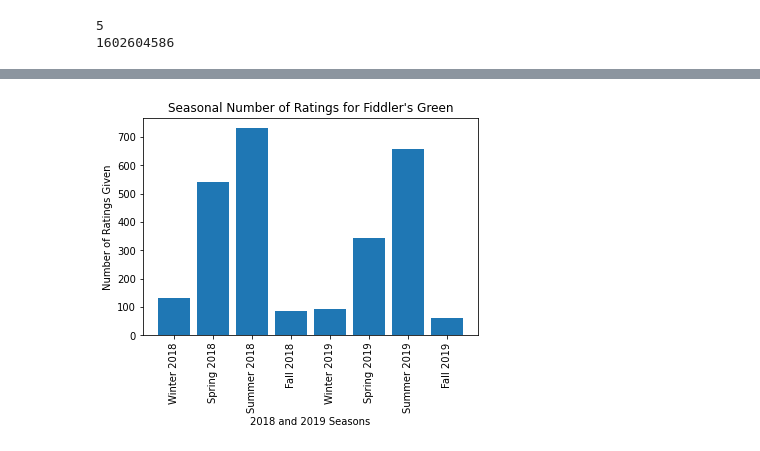
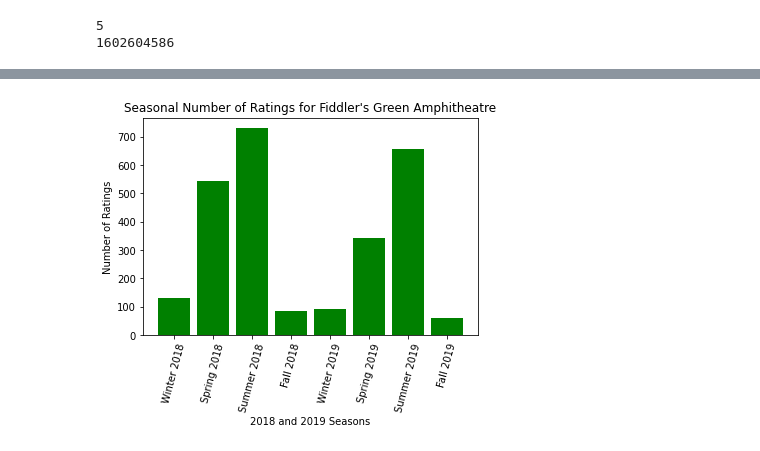
Before and after one commit to mattyk33/A-team, a Jupyter notebook: ATeamProjectPy.ipynb, the cells around one changed output, grey strips where cells are left out. Drawn from its saved outputs; the diff is of its cells as text; code cells hidden in the pictures.

Commit message:
Charts added for both Fiddler's and Mishawaka

```diff
--- a/ATeamProjectPy.ipynb
+++ b/ATeamProjectPy.ipynb
@@ -186,6 +134,10 @@ bins = ["Winter 2018", "Spring 2018", "Summer 2018", "Fall 2018", "Winter 2019",
 
 fiddlers_counts["Seasonal Ratings"] = pd.cut(fiddlers_counts["Review Date"], ranges, labels = bins)
 
+
+
 fidd_seas_counts = fiddlers_counts.groupby(["Seasonal Ratings"]).count()
+fidd_seas_counts = fidd_seas_counts.drop('review_rating', 1)
+fidd_seas_counts = fidd_seas_counts.rename(columns={"Review Date": "Total Reviews"})
 fidd_seas_counts
 # %% [output]
@@ -202,15 +160,16 @@ fidd_seas_counts
 # %%
 x_axis = np.arange(8)
-review_count = fidd_seas_counts['Review Date']
+review_count = fidd_seas_counts['Total Reviews']
 
-plt.bar(x_axis, review_count)
-plt.title("Seasonal Number of Ratings for Fiddler's Green")
+plt.bar(x_axis, review_count, color = 'g')
+plt.title("Seasonal Number of Ratings for Fiddler's Green Amphitheatre")
 plt.xlabel("2018 and 2019 Seasons")
-plt.ylabel("Number of Ratings Given")
+plt.ylabel("Number of Ratings")
 seasonal_values = [value for value in x_axis]
 plt.xticks(seasonal_values, ["Winter 2018", "Spring 2018", "Summer 2018", "Fall 2018",
-                             "Winter 2019", "Spring 2019", "Summer 2019", "Fall 2019"], rotation = 'vertical');
+                             "Winter 2019", "Spring 2019", "Summer 2019", "Fall 2019"],
+                             rotation = 75);
 # %% [output]
-[figure, old version]
+[figure, new version]
 # %%
 
```
Also changed, not shown: parts of 23 cells of this notebook.
